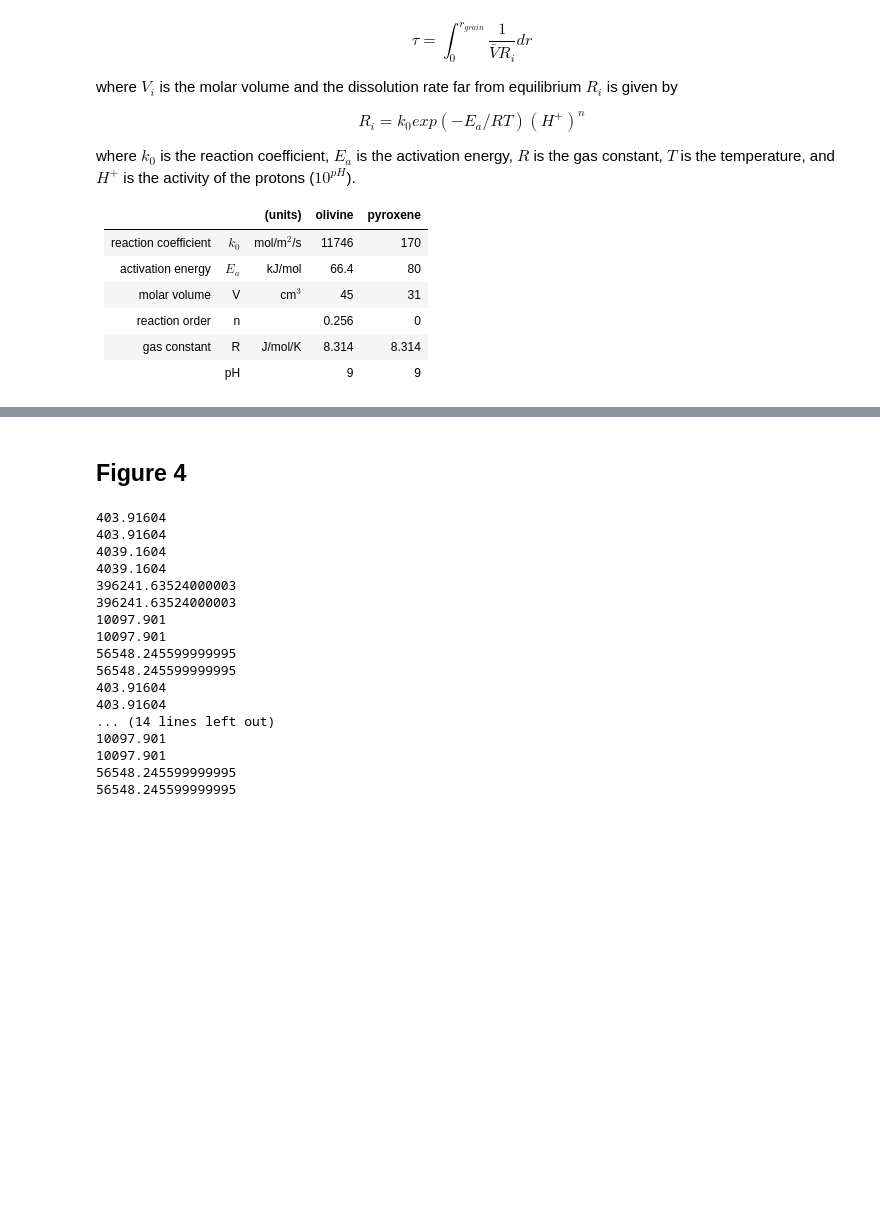
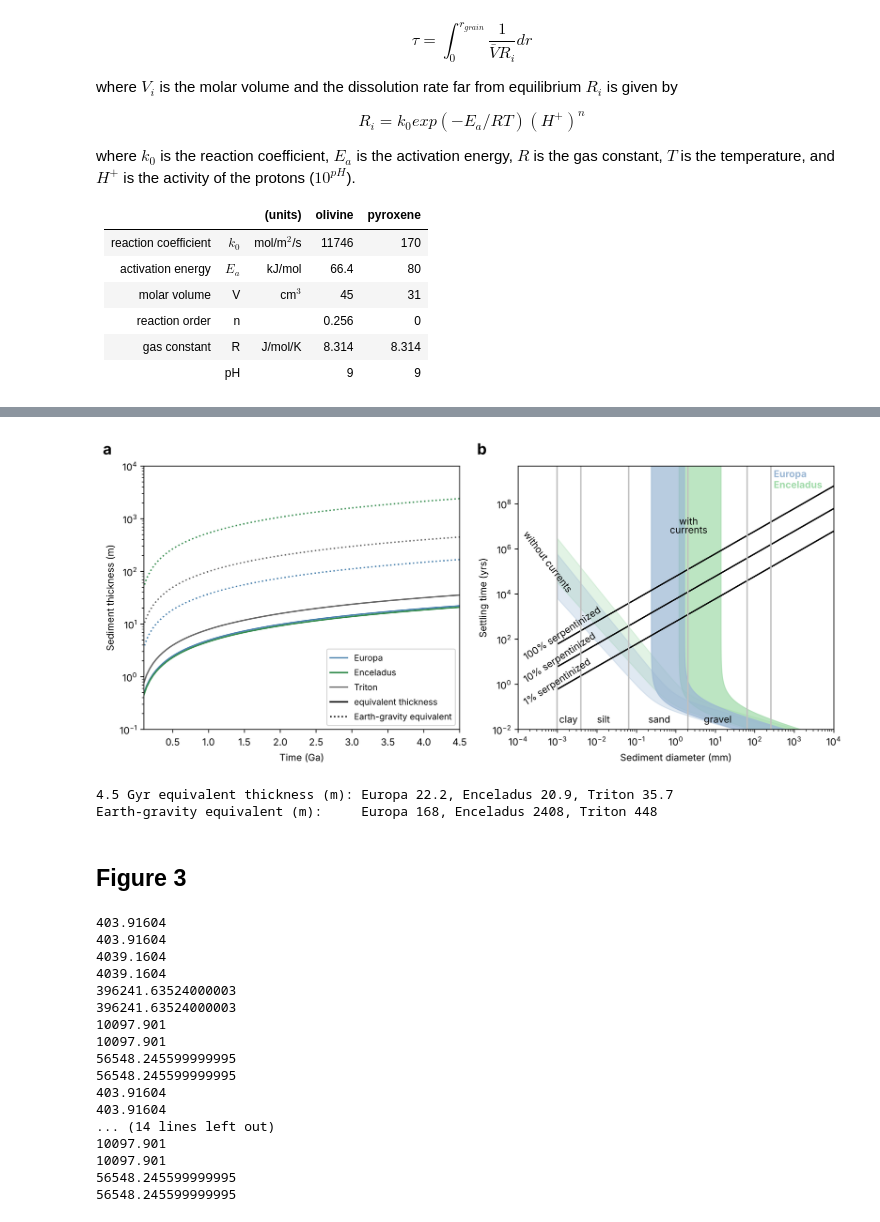
Before and after one commit to tectonic-hydrology/OW_seds, a Jupyter notebook: Figures_for_Randolph_Flagg_et_al_GRL_2025.ipynb, the cells around one changed output, grey strips where cells are left out. Saved outputs shown, nothing was run; the diff lists cells and outputs as text; code cells hidden in the pictures; blank space fills up the shorter version.

```diff
--- a/Figures_for_Randolph_Flagg_et_al_GRL_2025.ipynb
+++ b/Figures_for_Randolph_Flagg_et_al_GRL_2025.ipynb
@@ -1055,5 +1059,67 @@ plt.savefig('stokes_current.png', dpi=600)
+# %%
+from matplotlib.lines import Line2D
+
+c_eur = '#4b82ae'; c_enc = '#388e51'; c_tri = 'dimgray'       # line colors, panel a
+f_eur = '#9BB7D4'; f_enc = '#A0DAA9'                          # fill colors, panel b (as in the stand-alone plot)
+
+fig, (axa, axb) = plt.subplots(1, 2, figsize=(11, 5))
+
+# ---- (a) equivalent sediment thickness and Earth-gravity equivalent
+for s, g, c in [(s_Europa_A, g_Europa, c_eur), (s_Enceladus_A, g_Enceladus, c_enc), (s_Triton_A, g_Triton, c_tri)]:
+    axa.plot(time, s, color=c)
+    axa.plot(time, s*(9.81/g), color=c, linestyle='dotted')
+
+axa.set_yscale('log')
+axa.set_xlim(0.1, 4.5); axa.set_ylim(1e-1, 1e4)
+axa.set_xlabel('Time (Ga)'); axa.set_ylabel('Sediment thickness (m)')
+axa.legend(handles=[Line2D([], [], color=c_eur, label='Europa'),
+                    Line2D([], [], color=c_enc, label='Enceladus'),
+                    Line2D([], [], color=c_tri, label='Triton'),
+                    Line2D([], [], color='k', label='equivalent thickness'),
+                    Line2D([], [], color='k', linestyle='dotted', label='Earth-gravity equivalent')],
+           loc='lower right', fontsize=9)
+
+# ---- (b) settling time with and without currents, and serpentinization during settling
+axb.plot(d*1e3, ol_time_0, 'k');    axb.text(1.2e-4, 12, '100% serpentinized', rotation=33)
+axb.plot(d*1e3, ol_time_0p1, 'k');  axb.text(1.2e-4, 1.2e0, '10% serpentinized', rotation=33)
+axb.plot(d*1e3, ol_time_0p01, 'k'); axb.text(1.2e-4, 1.2e-1, '1% serpentinized', rotation=33)
+
+axb.fill_between(d*1e3, t_enc_b_c, t_enc_p_c, color=f_enc, alpha=.7)
+axb.fill_between(d*1e3, t_enc_b, t_enc_p, color=f_enc, alpha=.3)
+axb.fill_between(d*1e3, t_eur_b_c, t_eur_p_c, color=f_eur, alpha=.7)
+axb.fill_between(d*1e3, t_eur_b, t_eur_p, color=f_eur, alpha=.3)
+
+axb.text(1.2e-4, 1.2e4, 'without currents', rotation=-53)
+axb.text(1.2, 1.2e7, 'with'); axb.text(.7, .5e7, 'currents')
+
+# grain-size classes
+for x in (256, 64, 2, .063, 0.0039, 0.00098):
+    axb.vlines(x, 1e-7, 5e9, color='silver')
+axb.text(5.1, 2e-2, 'gravel'); axb.text(.2, 2e-2, 'sand'); axb.text(.01, 2e-2, 'silt'); axb.text(.0011, 2e-2, 'clay')
+
+axb.set_xscale('log'); axb.set_yscale('log')
+axb.set_xlim(1e-4, 1e4); axb.set_ylim(1e-2, 4.7e9)
+axb.set_xlabel('Sediment diameter (mm)'); axb.set_ylabel('Settling time (yrs)')
+axb.text(3e2, 1.5e9, 'Europa', c=f_eur, weight='bold'); axb.text(3e2, .5e9, 'Enceladus', c=f_enc, weight='bold')
+
+# panel labels
+for ax, lab in ((axa, 'a'), (axb, 'b')):
+    ax.text(-0.13, 1.03, lab, transform=ax.transAxes, fontsize=16, weight='bold', va='bottom')
+
+plt.tight_layout()
+plt.savefig('Figure2_combined.png', dpi=600)
+plt.savefig('Figure2_combined.pdf')
+plt.show()
+
+# values quoted in the text (equivalent thickness after 4.5 Gyr, m)
+print('4.5 Gyr equivalent thickness (m): Europa %.1f, Enceladus %.1f, Triton %.1f' % (s_Europa_A[-1], s_Enceladus_A[-1], s_Triton_A[-1]))
+print('Earth-gravity equivalent (m):     Europa %.0f, Enceladus %.0f, Triton %.0f' % (s_Europa_A[-1]*9.81/g_Europa, s_Enceladus_A[-1]*9.81/g_Enceladus, s_Triton_A[-1]*9.81/g_Triton))
+# %% [output]
+[figure, added]
+4.5 Gyr equivalent thickness (m): Europa 22.2, Enceladus 20.9, Triton 35.7
+Earth-gravity equivalent (m):     Europa 168, Enceladus 2408, Triton 448
 # %% [markdown]
-## Figure 4
+## Figure 3
 # %%
 density = 1019.99; K_sed = 6.25e-11; viscosity = 1.6e-3; s_yr = 365.25*24*3600; expansity=2e-4; T_o = 1
 
```
Also changed, not shown: parts of 6 cells of this notebook.
